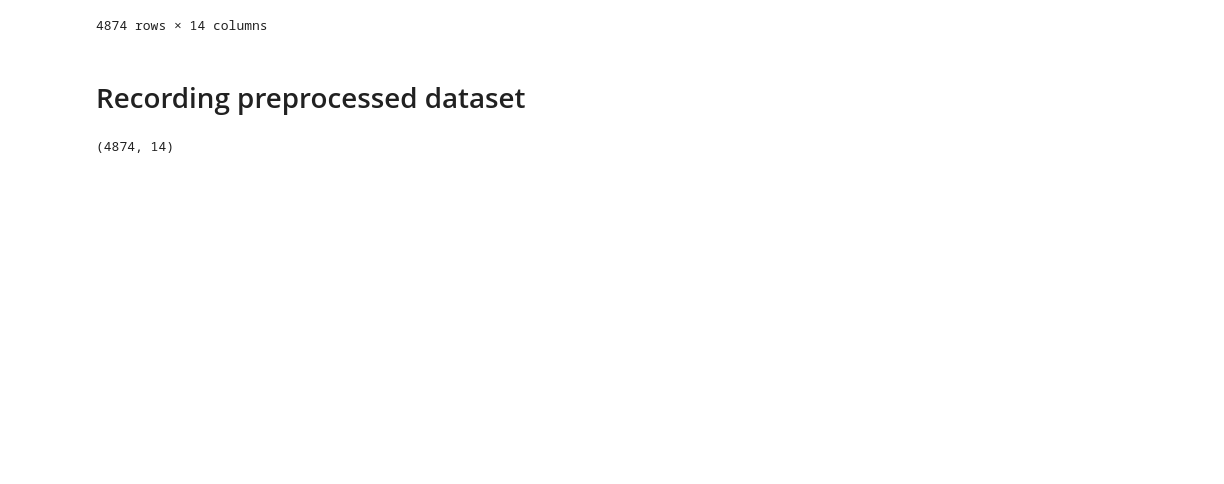
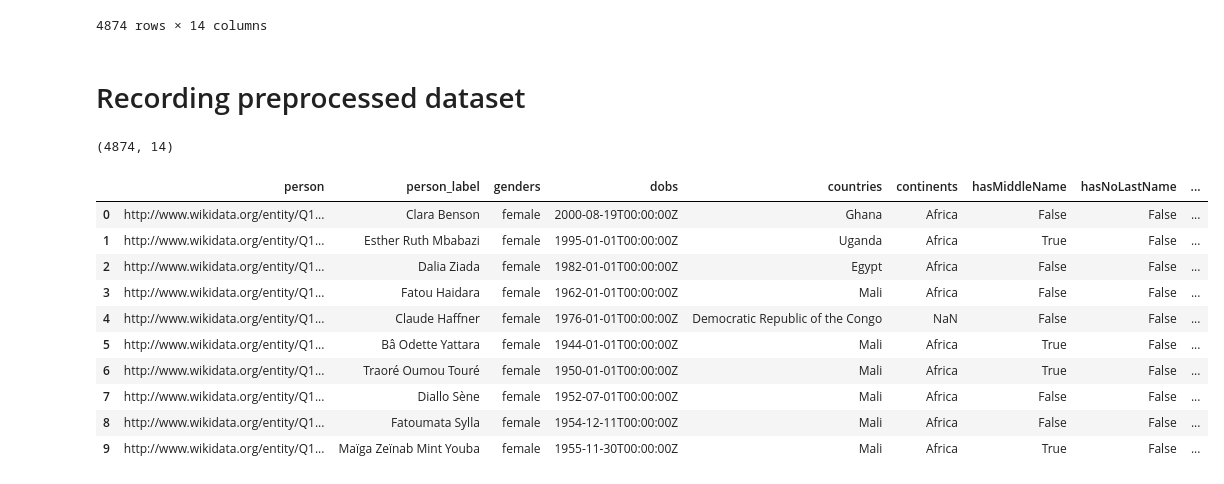
Before and after one commit to Briefgarde/name2genderresearch, a Jupyter notebook: notebooks/preprocessing/PreprocessingWikidata.ipynb, the cells around one changed output. Cells and saved outputs as stored; diff of their text form; code cells hidden in the pictures; blank space fills up the shorter version.

```diff
--- a/notebooks/preprocessing/PreprocessingWikidata.ipynb
+++ b/notebooks/preprocessing/PreprocessingWikidata.ipynb
@@ -374,3 +392,17 @@ wikidata5k = pd.read_csv('../../data/Wikidata5k.csv')
 wikidata5k.shape
 # %% [output]
 (4874, 14)
+# %%
+wikidata5k.head(10)
+# %% [output]
+|  | person | person_label | genders | dobs | countries | continents | hasMiddleName | hasNoLastName | ... |
+| 0 | http://www.wikidata.org/entity/Q1... | Clara Benson | female | 2000-08-19T00:00:00Z | Ghana | Africa | False | False | ... |
+| 1 | http://www.wikidata.org/entity/Q1... | Esther Ruth Mbabazi | female | 1995-01-01T00:00:00Z | Uganda | Africa | True | False | ... |
+| 2 | http://www.wikidata.org/entity/Q1... | Dalia Ziada | female | 1982-01-01T00:00:00Z | Egypt | Africa | False | False | ... |
+| 3 | http://www.wikidata.org/entity/Q1... | Fatou Haidara | female | 1962-01-01T00:00:00Z | Mali | Africa | False | False | ... |
+| 4 | http://www.wikidata.org/entity/Q1... | Claude Haffner | female | 1976-01-01T00:00:00Z | Democratic Republic of the Congo | NaN | False | False | ... |
+| 5 | http://www.wikidata.org/entity/Q1... | Bâ Odette Yattara | female | 1944-01-01T00:00:00Z | Mali | Africa | True | False | ... |
+| 6 | http://www.wikidata.org/entity/Q1... | Traoré Oumou Touré | female | 1950-01-01T00:00:00Z | Mali | Africa | True | False | ... |
+| 7 | http://www.wikidata.org/entity/Q1... | Diallo Sène | female | 1952-07-01T00:00:00Z | Mali | Africa | False | False | ... |
+| 8 | http://www.wikidata.org/entity/Q1... | Fatoumata Sylla | female | 1954-12-11T00:00:00Z | Mali | Africa | False | False | ... |
+| 9 | http://www.wikidata.org/entity/Q1... | Maïga Zeïnab Mint Youba | female | 1955-11-30T00:00:00Z | Mali | Africa | True | False | ... |
```
Also changed, not shown: parts of 3 cells of this notebook, 3 other files.
